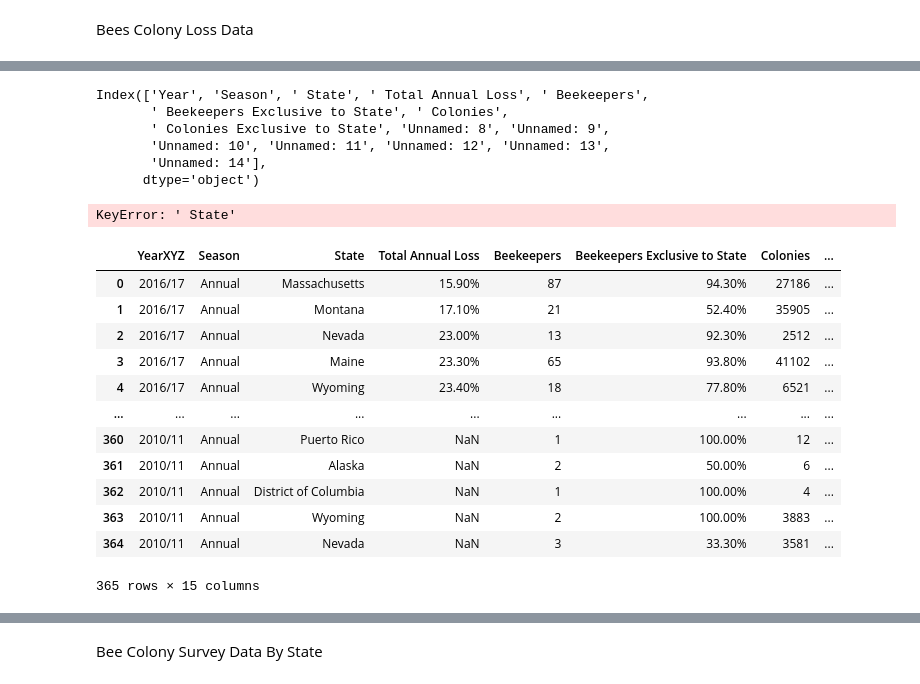
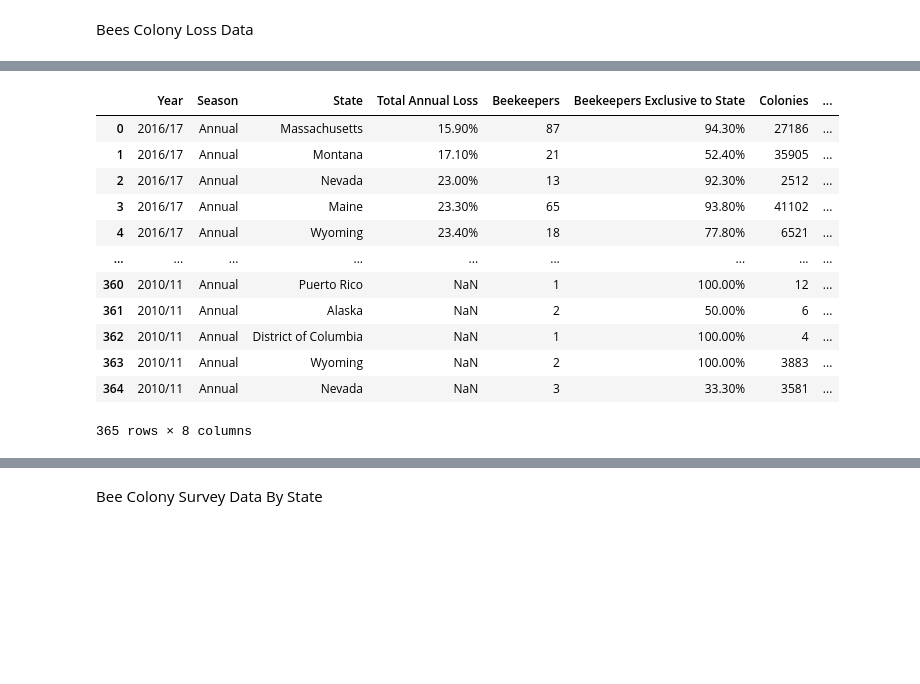
Before and after one commit to JasonAlfred/beeColonies, a Jupyter notebook: Draft SQL functions.ipynb, the cells around one changed output, grey strips where cells are left out. Saved outputs shown, nothing was run; the diff lists cells and outputs as text; code cells hidden in the pictures; blank space fills up the shorter version.

```diff
--- a/Draft SQL functions.ipynb
+++ b/Draft SQL functions.ipynb
@@ -80,55 +75,32 @@ Index(['Year', 'Season', ' State', ' Total Annual Loss', ' Beekeepers',
 # %%
-# Store beeColonyLoss csv into DataFrame
-beeColonyLoss_csvfile = "data/beeColonyLoss_manual.csv"
-beeColonyLoss_csv_df = pd.read_csv(beeColonyLoss_csvfile)
-beeColonyLoss_csv_df.columns
-# beeColonyLoss_csv_df
+# Store beeColonyLoss xlsx into DataFrame
+beeColonyLoss_file = "data/beeColonyLossCSV.csv"
+beeColonyLoss_df = pd.read_csv(beeColonyLoss_file)
+beeColonyLoss_df
 # %% [output]
+|  | Year | Season | State | Total Annual Loss | Beekeepers | Beekeepers Exclusive to State | Colonies | ... |
+| 0 | 2016/17 | Annual | Massachusetts | 15.90% | 87 | 94.30% | 27186 | ... |
+| 1 | 2016/17 | Annual | Montana | 17.10% | 21 | 52.40% | 35905 | ... |
+| 2 | 2016/17 | Annual | Nevada | 23.00% | 13 | 92.30% | 2512 | ... |
+| 3 | 2016/17 | Annual | Maine | 23.30% | 65 | 93.80% | 41102 | ... |
+| 4 | 2016/17 | Annual | Wyoming | 23.40% | 18 | 77.80% | 6521 | ... |
+| ... | ... | ... | ... | ... | ... | ... | ... | ... |
+| 360 | 2010/11 | Annual | Puerto Rico | NaN | 1 | 100.00% | 12 | ... |
+| 361 | 2010/11 | Annual | Alaska | NaN | 2 | 50.00% | 6 | ... |
+| 362 | 2010/11 | Annual | District of Columbia | NaN | 1 | 100.00% | 4 | ... |
+| 363 | 2010/11 | Annual | Wyoming | NaN | 2 | 100.00% | 3883 | ... |
+| 364 | 2010/11 | Annual | Nevada | NaN | 3 | 33.30% | 3581 | ... |
-Index(['Year', 'Season', ' State', ' Total Annual Loss', ' Beekeepers',
-       ' Beekeepers Exclusive to State', ' Colonies',
-       ' Colonies Exclusive to State', 'Unnamed: 8', 'Unnamed: 9',
-       'Unnamed: 10', 'Unnamed: 11', 'Unnamed: 12', 'Unnamed: 13',
-       'Unnamed: 14'],
-      dtype='object')
+365 rows × 8 columns
-# %%
-beeColonyLoss_csv_df[' State'].count()
-# %% [output]
-KeyError: ' State'
 # %%
-# # Create new data for ColonyLoss_df w selected columns - Removing 'Season' since all rows have the same value
-# ColonyLoss_df = beeColonyLoss_csv_df[['Year', 'Season', ' State', ' Total Annual Loss', ' Beekeepers',
-#        ' Beekeepers Exclusive to State', ' Colonies',
-#        ' Colonies Exclusive to State']].copy()
+# Create new data for ColonyLoss_df w selected columns - Removing 'Season' since all rows have the same value
+ColonyLoss_df = beeColonyLoss_df[['Year', 'State', 'Total Annual Loss', 'Beekeepers',
+       'Beekeepers Exclusive to State', 'Colonies',
+       'Colonies Exclusive to State']].copy()
 
-# ColonyLoss_df = beeColonyLoss_df[['Year', ' State', ' Total Annual Loss', ' Beekeepers',
-#      ' Beekeepers Exclusive to State', ' Colonies', ' Colonies Exclusive to State']]
-
-# fhdfhweui!!!!!! It was a direct copy and paste! How could it not be "in index"!!??
-
-# Raname to remove extra spacei in the column heading
-ColonyLoss_renamed_df = beeColonyLoss_csv_df.rename(columns={
-    'Year': 'YearXYZ',
-    ' State': 'StateABC',
-#     ' Total Annual Loss': 'Total'
-# #     ' Beekeepers',
-#     ' Beekeepers Exclusive to State',
-#     ' Colonies',
-#     ' Colonies Exclusive to State'
+ColonyLoss_renamed_df = ColonyLoss_df.rename(columns={
+    'Total Annual Loss':'Total Annual Loss (%)',
+    'Beekeepers Exclusive to State': 'Beekeepers Exclusive to State (%)',
+    'Colonies Exclusive to State': 'Colonies Exclusive to State (%)'
 })
-ColonyLoss_renamed_df
-# %% [output]
-|  | YearXYZ | Season | State | Total Annual Loss | Beekeepers | Beekeepers Exclusive to State | Colonies | ... |
-| 0 | 2016/17 | Annual | Massachusetts | 15.90% | 87 | 94.30% | 27186 | ... |
-| 1 | 2016/17 | Annual | Montana | 17.10% | 21 | 52.40% | 35905 | ... |
-| 2 | 2016/17 | Annual | Nevada | 23.00% | 13 | 92.30% | 2512 | ... |
-| 3 | 2016/17 | Annual | Maine | 23.30% | 65 | 93.80% | 41102 | ... |
-| 4 | 2016/17 | Annual | Wyoming | 23.40% | 18 | 77.80% | 6521 | ... |
-| ... | ... | ... | ... | ... | ... | ... | ... | ... |
-| 360 | 2010/11 | Annual | Puerto Rico | NaN | 1 | 100.00% | 12 | ... |
-| 361 | 2010/11 | Annual | Alaska | NaN | 2 | 50.00% | 6 | ... |
-| 362 | 2010/11 | Annual | District of Columbia | NaN | 1 | 100.00% | 4 | ... |
-| 363 | 2010/11 | Annual | Wyoming | NaN | 2 | 100.00% | 3883 | ... |
-| 364 | 2010/11 | Annual | Nevada | NaN | 3 | 33.30% | 3581 | ... |
-365 rows × 15 columns
 # %%
 # Drop rows with NaN values
```
Also changed, not shown: parts of 14 cells of this notebook.
